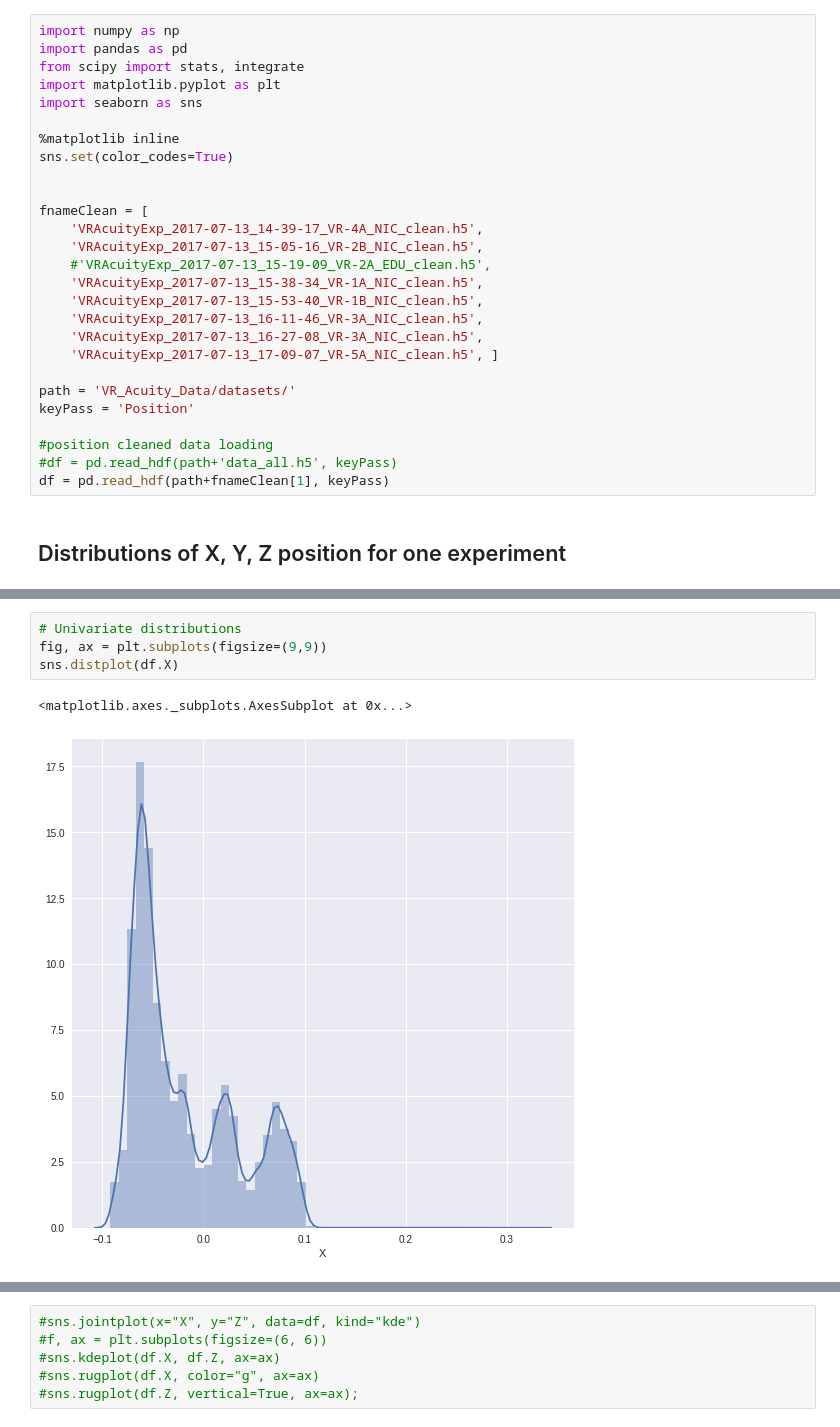
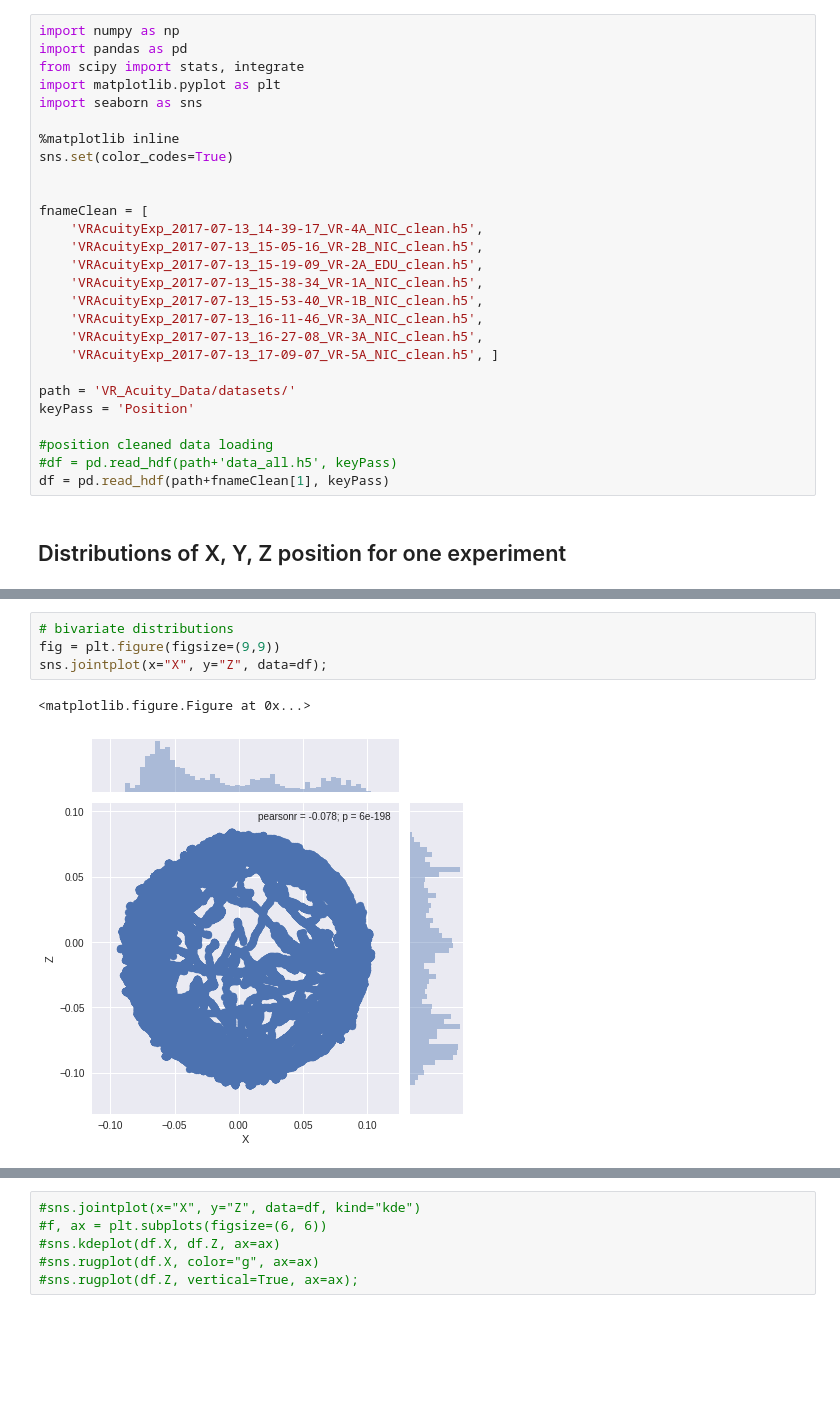
Before and after one commit to alTeska/VR_Acuity, a Jupyter notebook: PositonDistribution.ipynb, the cells around one changed output, grey strips where cells are left out. Drawn from its saved outputs; the diff is of its cells as text; blank space fills up the shorter version.

```diff
--- a/PositonDistribution.ipynb
+++ b/PositonDistribution.ipynb
@@ -16,7 +16,7 @@ sns.set(color_codes=True)
 fnameClean = [
     'VRAcuityExp_2017-07-13_14-39-17_VR-4A_NIC_clean.h5',
     'VRAcuityExp_2017-07-13_15-05-16_VR-2B_NIC_clean.h5',
-    #'VRAcuityExp_2017-07-13_15-19-09_VR-2A_EDU_clean.h5',
+    'VRAcuityExp_2017-07-13_15-19-09_VR-2A_EDU_clean.h5',
     'VRAcuityExp_2017-07-13_15-38-34_VR-1A_NIC_clean.h5',
     'VRAcuityExp_2017-07-13_15-53-40_VR-1B_NIC_clean.h5',
     'VRAcuityExp_2017-07-13_16-11-46_VR-3A_NIC_clean.h5',
@@ -34,7 +47,7 @@ df = pd.read_hdf(path+fnameClean[1], keyPass)
 # %%
-# Univariate distributions
-fig, ax = plt.subplots(figsize=(9,9))
-sns.distplot(df.X)
+# bivariate distributions
+fig = plt.figure(figsize=(9,9))
+sns.jointplot(x="X", y="Z", data=df);
 # %% [output]
-<matplotlib.axes._subplots.AxesSubplot at 0x...>
+<matplotlib.figure.Figure at 0x...>
-[figure, old version]
+[figure, new version]
```
Also changed, not shown: parts of 9 cells of this notebook, 1 other file.
